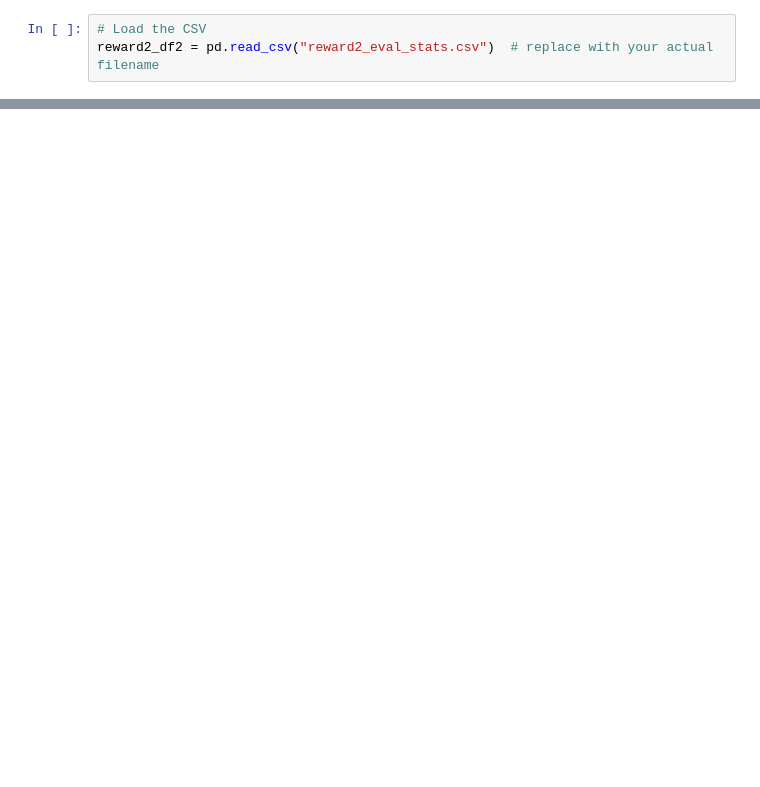
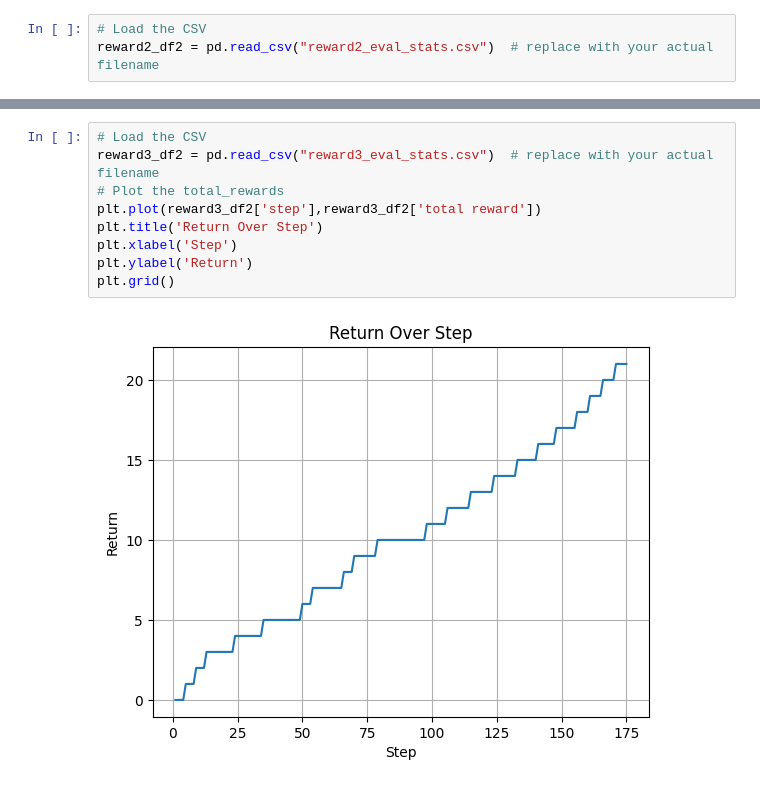
Before and after one commit to thecarmechanic/cse190-warehouse-bots, a Jupyter notebook: custom-rewards-dqn/dqn_rewards_graphs.ipynb, the cells around one changed output, grey strips where cells are left out. Cells and saved outputs as stored; diff of their text form; blank space fills up the shorter version.

```diff
--- a/custom-rewards-dqn/dqn_rewards_graphs.ipynb
+++ b/custom-rewards-dqn/dqn_rewards_graphs.ipynb
@@ -137,0 +173,11 @@ Text(0, 0.5, 'Return')
+# %%
+# Load the CSV
+reward3_df2 = pd.read_csv("reward3_eval_stats.csv")  # replace with your actual filename
+# Plot the total_rewards
+plt.plot(reward3_df2['step'],reward3_df2['total reward'])
+plt.title('Return Over Step')
+plt.xlabel('Step')
+plt.ylabel('Return')
+plt.grid()
+# %% [output]
+[figure, added]
```
Also changed, not shown: parts of 6 cells of this notebook, 7 other files.
